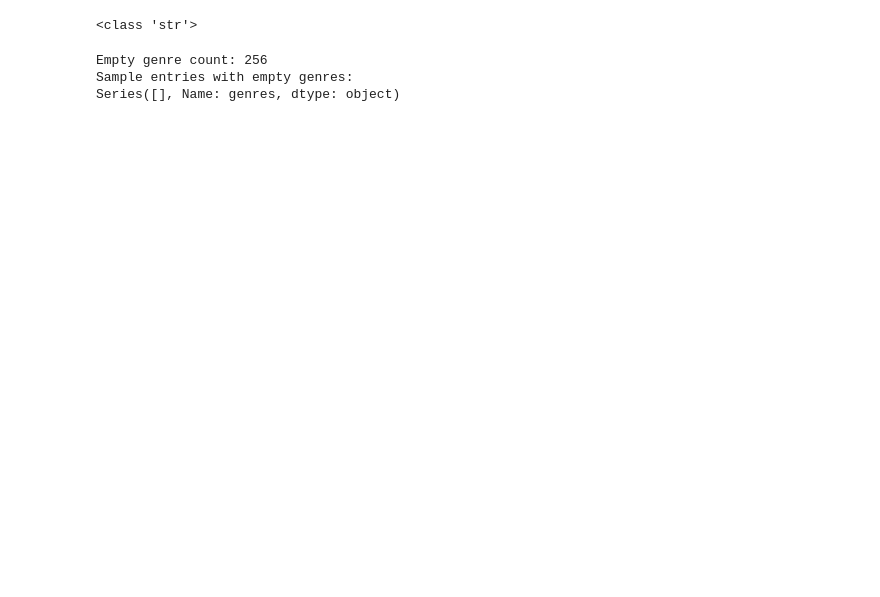
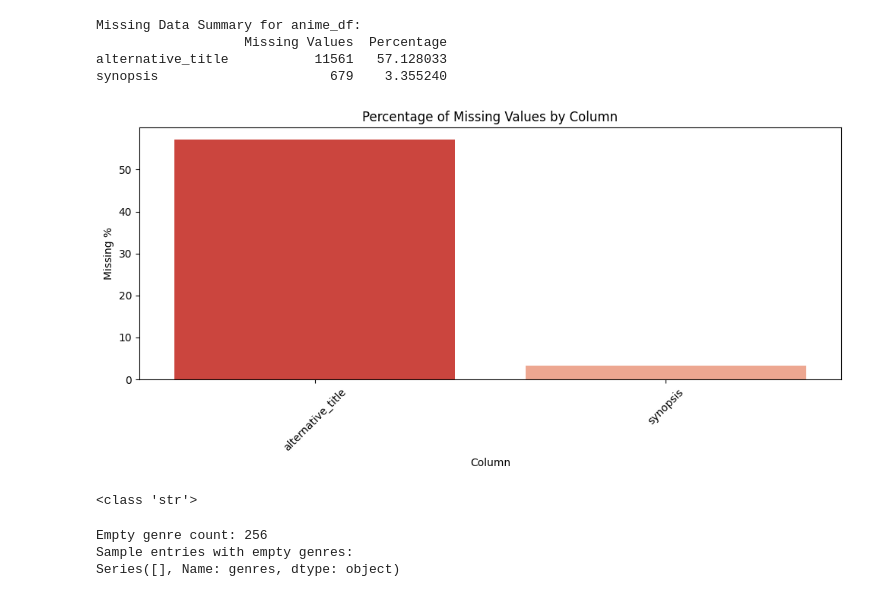
Before and after one commit to TOMOD4CHI/anime-recommender-chat-bot-, a Jupyter notebook: notebooks/eda.ipynb, the cells around one changed output. Drawn from its saved outputs; the diff is of its cells as text; code cells hidden in the pictures; blank space fills up the shorter version.

```diff
--- a/notebooks/eda.ipynb
+++ b/notebooks/eda.ipynb
@@ -43,4 +48,33 @@ memory usage: 1.7+ MB
 None
+# %%
+missing_data = anime_df.isnull().sum()
+missing_pct = (missing_data / len(anime_df)) * 100
+
+missing_df = pd.DataFrame({
+    'Missing Values': missing_data,
+    'Percentage': missing_pct
+}).sort_values('Percentage', ascending=False)
+
+print("Missing Data Summary for anime_df:")
+missing_with_values = missing_df[missing_df['Missing Values'] > 0]
+print(missing_with_values)
+
+# Visualize missing data
+if len(missing_with_values) > 0:
+    plt.figure(figsize=(10, 5))
+    sns.barplot(x=missing_with_values.index, y=missing_with_values['Percentage'], palette='Reds_r',hue=missing_with_values.index ,legend=False)
+    plt.title('Percentage of Missing Values by Column')
+    plt.xlabel('Column')
+    plt.ylabel('Missing %')
+    plt.xticks(rotation=45)
+    plt.tight_layout()
+    plt.show()
+# %% [output]
+Missing Data Summary for anime_df:
+                   Missing Values  Percentage
+alternative_title           11561   57.128033
+synopsis                      679    3.355240
+[figure, added]
 # %%
 print(type(anime_df["genres"][0]))  # Check the type of the entries in the 'genres' column
 genres_series = (anime_df["genres"]
```
Also changed, not shown: parts of 23 cells of this notebook, 1 other file.
